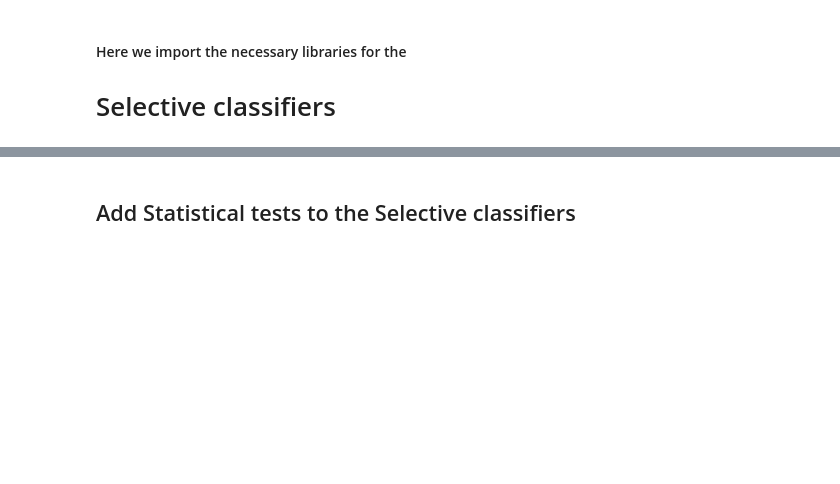
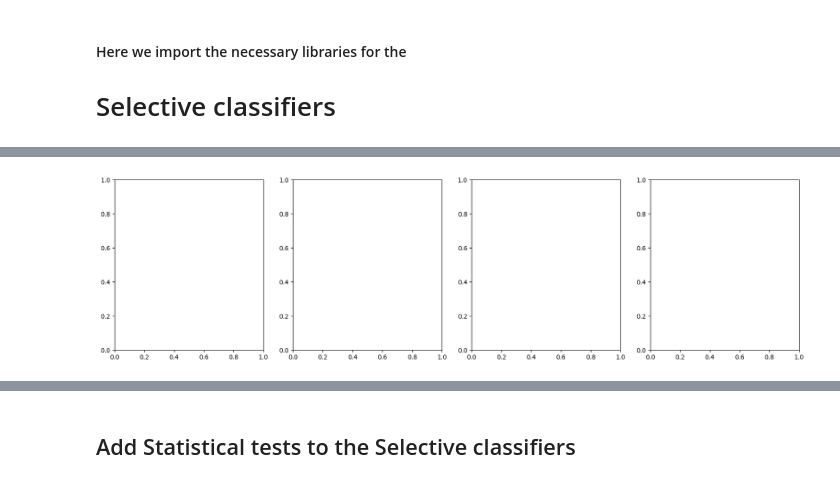
Before and after one commit to clarapunzi/SC-CE, a Jupyter notebook: 4_selective_classifiers.ipynb, the cells around one changed output, grey strips where cells are left out. Cells and saved outputs as stored; diff of their text form; code cells hidden in the pictures; blank space fills up the shorter version.

```diff
--- a/4_selective_classifiers.ipynb
+++ b/4_selective_classifiers.ipynb
@@ -397,0 +496,43 @@ Model mlp
+# %%
+## here I can have the results for the selective classifiers for the dataset dt_name, and the method cf_method
+# just for the sake of the example, let's print the results for the first model in a fancy way:
+# we plot the best selective classifier for each target coverage
+k = list(models.keys())[0]
+# make a big figure to plot the results
+fig,ax = plt.subplots(1,4,figsize=(20,5))
+ax = ax.flatten()
+# for each model we plot the results
+dataframes = {}
+selective_metric = "rejected_by_coverage"
+
+for k in models.keys():
+
+    metric_dicts[selective_metric][k]
+    df = pd.DataFrame()
+    # place each k,v in a dataframe
+    for chey,val in metric_dicts[selective_metric][k].items():
+        df[chey] = val
+    # invert the rows and columns
+    df = df.T
+    # rename the columns as the target coverages
+    df.columns = target_coverages
+    dataframes[k] = df
+
+vmedian = min(all_original_scores.values())
+vmax = 1
+vmin = min([df.values.min() for df in dataframes.values()]+[vmedian])
+cmap_base = sns.color_palette("BrBG_r", as_cmap=True)
+# now change the diverging map cmap_base so that the mid point (white) corresponds to the median value
+#cmap = shiftedColorMap(cmap_base, midpoint=vmedian,vmin=vmin, vmax=vmax)
+
+# Calculate the midpoint in the range from vmin to vmax that corresponds to vmedian
+midpoint = (vmedian - vmin) / (vmax - vmin)
+
+# Use the BrBG_r colormap as the base
+cmap_base = sns.color_palette("BrBG_r", as_cmap=True)
+
+# Create a new colormap with the shifted midpoint
+custom_cmap = shiftedColorMap(cmap_base, midpoint=midpoint)
+#cmap = sns.diverging_palette(220, 20, as_cmap=True)
+# %% [output]
+[figure, added]
```
Also changed, not shown: parts of 15 cells of this notebook, 4 other files.
